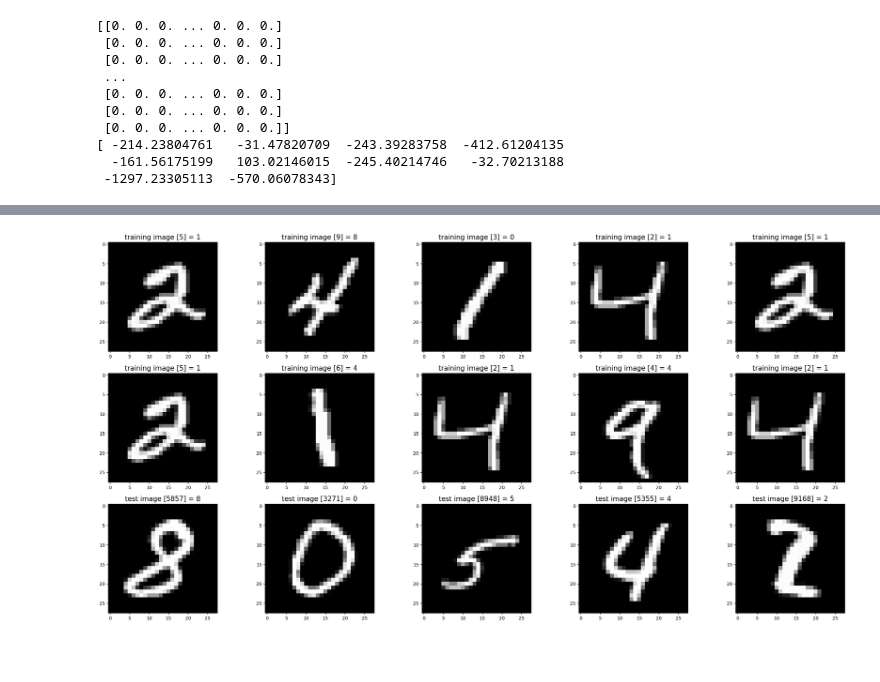
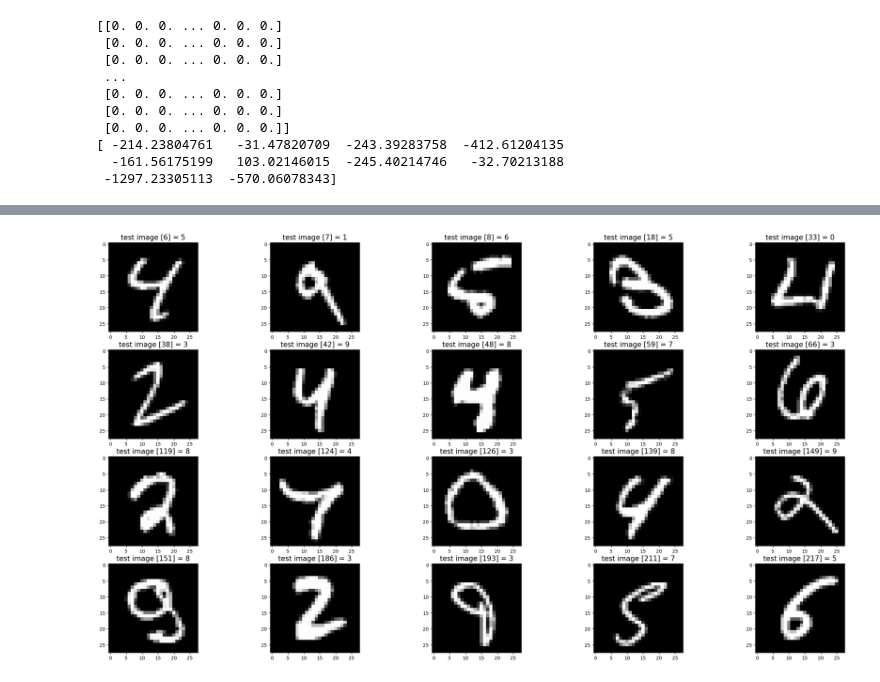
Before and after one commit to shaanCh/Data_Science-Machine_Learning, a Jupyter notebook: Projects/NeuralNetRaw.ipynb, the cells around one changed output, grey strips where cells are left out. Drawn from its saved outputs; the diff is of its cells as text; code cells hidden in the pictures; blank space fills up the shorter version.

```diff
--- a/Projects/NeuralNetRaw.ipynb
+++ b/Projects/NeuralNetRaw.ipynb
@@ -211,40 +281,42 @@ def show_images(images, title_texts):
     plt.figure(figsize=(30,20))
     index = 1
     for x in zip(images, title_texts):
         image = x[0]
         title_text = x[1]
         plt.subplot(rows, cols, index)
         plt.imshow(image, cmap=plt.cm.gray)
         if (title_text != ''):
             plt.title(title_text, fontsize = 15);
         index += 1
 
 #
 # Load MINST dataset
 #
 mnist_dataloader = MnistDataloader(training_images_filepath, training_labels_filepath, test_images_filepath, test_labels_filepath)
 (x_train, y_train), (x_test, y_test) = mnist_dataloader.load_data()
 
 #
 # Show some random training and test images
 #
 images_2_show = []
 titles_2_show = []
-for i in range(0, 10):
+"""for i in range(0, 10):
     #r = random.randint(1, 60000)
-    r = actualNumb[i]
+    #r = notrightindex[i]
+    r = 6
 
     images_2_show.append(x_train[r])
-    titles_2_show.append('training image [' + str(r) + '] = ' + str(y_pred[r]))
+    titles_2_show.append('training image [' + str(r) + '] = ' + str(y_pred[r]))"""
 
-for i in range(0, 5):
-    r = random.randint(1, 10000)
+for i in range(0, 20):
+    #r = random.randint(1, 10000)
+    r = notrightindex[i]
     images_2_show.append(x_test[r])
-    titles_2_show.append('test image [' + str(r) + '] = ' + str(y_test[r]))
+    titles_2_show.append('test image [' + str(r) + '] = ' + str(y_pred[r]))
 
 show_images(images_2_show, titles_2_show)
 # %% [output]
-[figure, old version]
+[figure, new version]
 # %%
 print(x_train[0])
 # %% [output]
```
Also changed, not shown: parts of 7 cells of this notebook, 1 other file.
